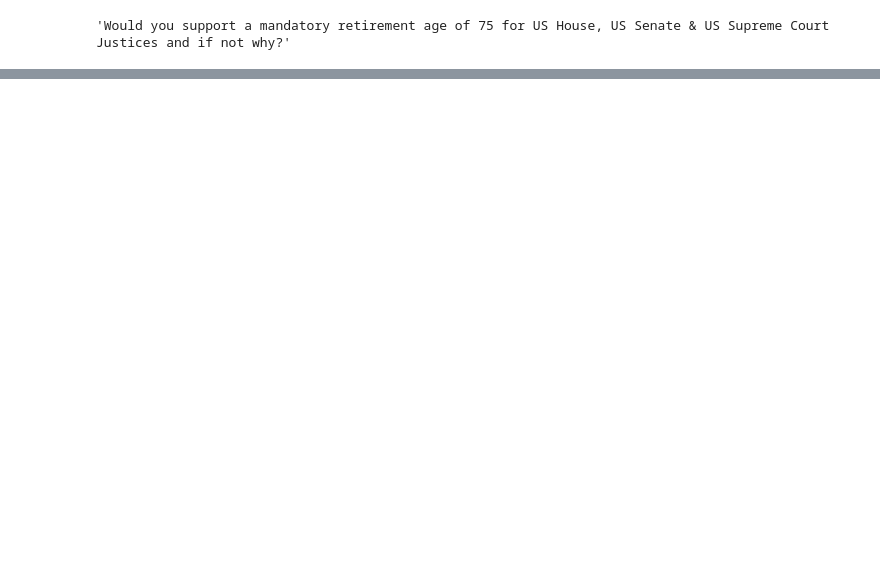
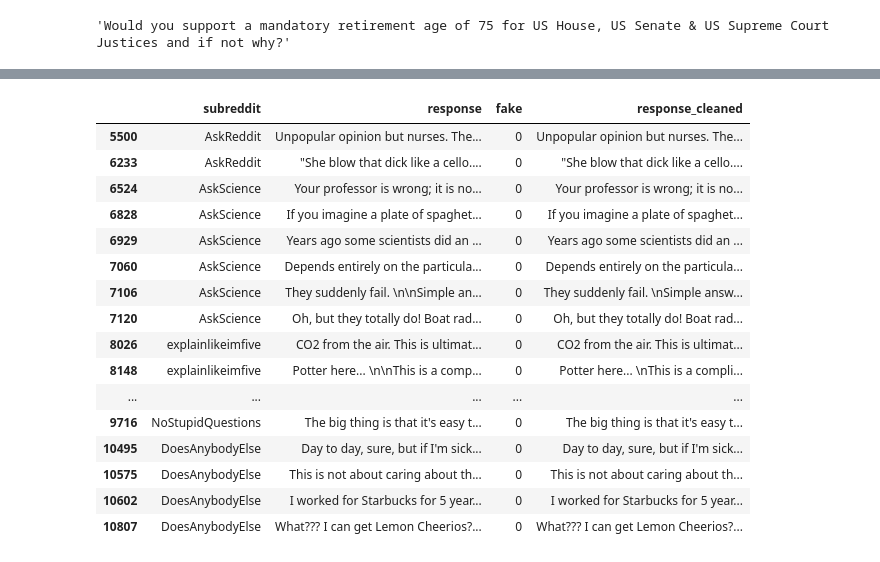
Before and after one commit to vijay-ravuri/reddit-comment-classification, a Jupyter notebook: exploring.ipynb, the cells around one changed output, grey strips where cells are left out. Saved outputs shown, nothing was run; the diff lists cells and outputs as text; code cells hidden in the pictures; blank space fills up the shorter version.

```diff
--- a/exploring.ipynb
+++ b/exploring.ipynb
@@ -264,0 +300,21 @@ dv_prompts[0]
+# %%
+differences = (preds_d != y_d_test[indices]) & (preds == y_test[indices])
+df.iloc[differences[differences].index]
+# %% [output]
+|  | subreddit | response | fake | response_cleaned |
+| 5500 | AskReddit | Unpopular opinion but nurses. The... | 0 | Unpopular opinion but nurses. The... |
+| 6233 | AskReddit | "She blow that dick like a cello.... | 0 | "She blow that dick like a cello.... |
+| 6524 | AskScience | Your professor is wrong; it is no... | 0 | Your professor is wrong; it is no... |
+| 6828 | AskScience | If you imagine a plate of spaghet... | 0 | If you imagine a plate of spaghet... |
+| 6929 | AskScience | Years ago some scientists did an ... | 0 | Years ago some scientists did an ... |
+| 7060 | AskScience | Depends entirely on the particula... | 0 | Depends entirely on the particula... |
+| 7106 | AskScience | They suddenly fail. \n\nSimple an... | 0 | They suddenly fail. \nSimple answ... |
+| 7120 | AskScience | Oh, but they totally do! Boat rad... | 0 | Oh, but they totally do! Boat rad... |
+| 8026 | explainlikeimfive | CO2 from the air. This is ultimat... | 0 | CO2 from the air. This is ultimat... |
+| 8148 | explainlikeimfive | Potter here... \n\nThis is a comp... | 0 | Potter here... \nThis is a compli... |
+| ... | ... | ... | ... | ... |
+| 9716 | NoStupidQuestions | The big thing is that it's easy t... | 0 | The big thing is that it's easy t... |
+| 10495 | DoesAnybodyElse | Day to day, sure, but if I'm sick... | 0 | Day to day, sure, but if I'm sick... |
+| 10575 | DoesAnybodyElse | This is not about caring about th... | 0 | This is not about caring about th... |
+| 10602 | DoesAnybodyElse | I worked for Starbucks for 5 year... | 0 | I worked for Starbucks for 5 year... |
+| 10807 | DoesAnybodyElse | What??? I can get Lemon Cheerios?... | 0 | What??? I can get Lemon Cheerios?... |
```
Also changed, not shown: parts of 7 cells of this notebook, 1 other file.
